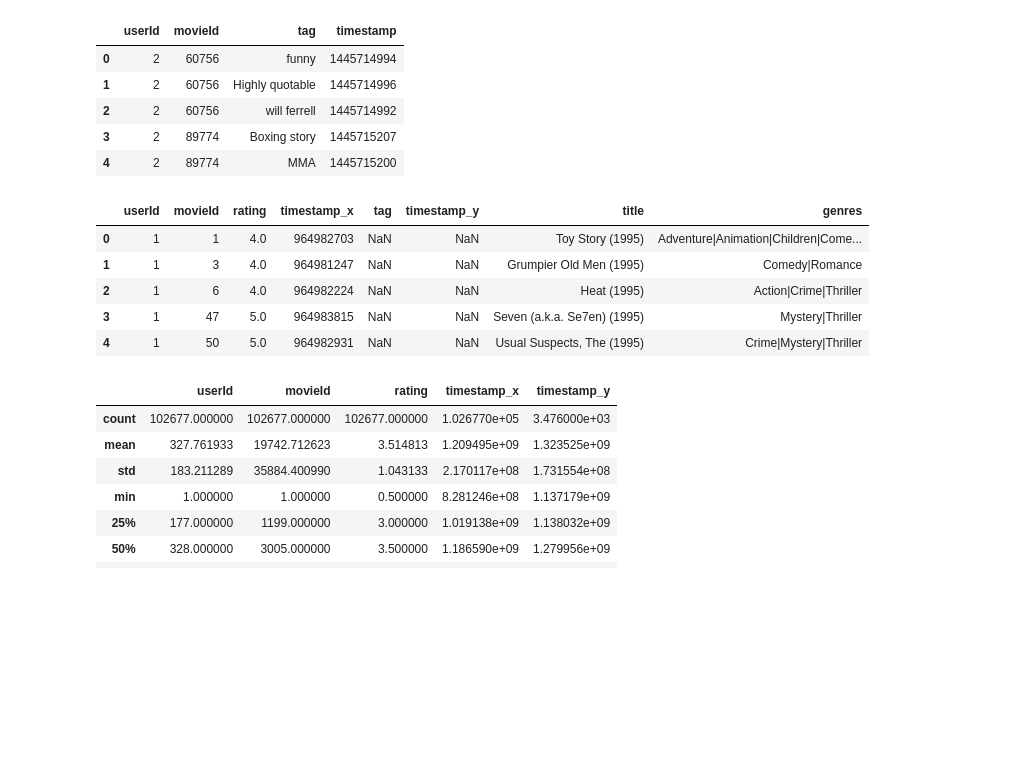
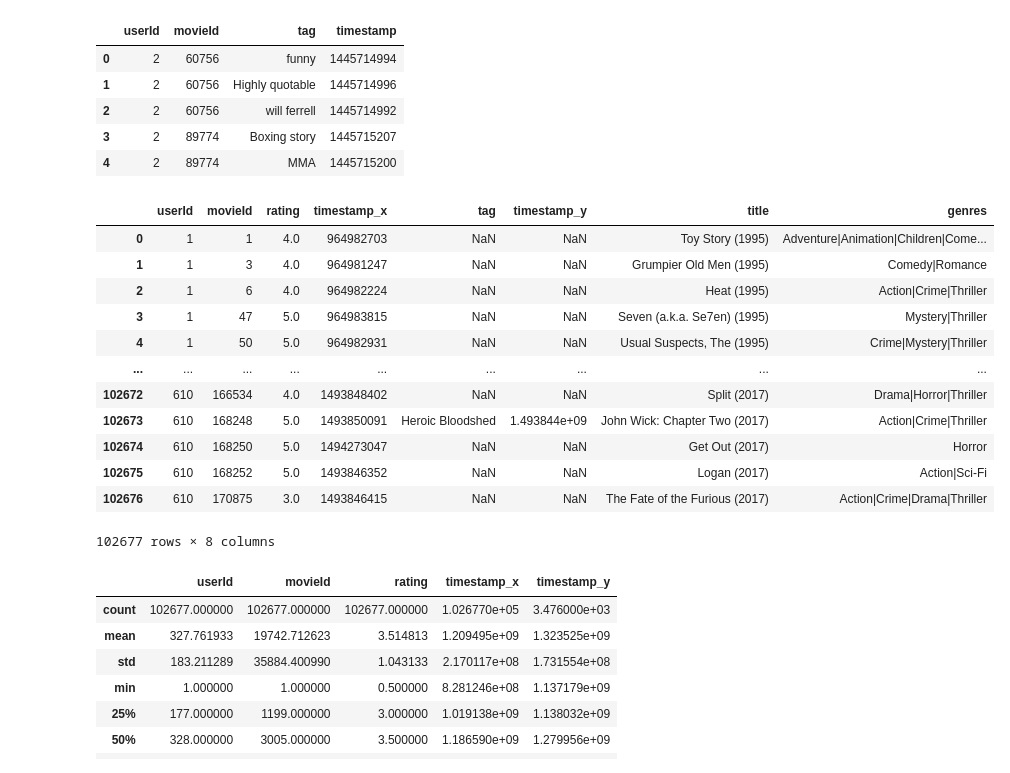
Before and after one commit to ffflora/Recommendation_System_based_on_RCC, a Jupyter notebook: Project.ipynb, the cells around one changed output. Saved outputs shown, nothing was run; the diff lists cells and outputs as text; code cells hidden in the pictures; blank space fills up the shorter version.

```diff
--- a/Project.ipynb
+++ b/Project.ipynb
@@ -1,7 +1,11 @@
 # %%
 import pandas as pd
 import numpy as np
+import matplotlib.pyplot as plt
+from sklearn.feature_extraction.text import TfidfVectorizer
+import rcc
 # Enable inline plotting
+pd.options.display.max_rows=10
 %matplotlib inline
 # %%
 #read files from MovieLens dataset
@@ -47,15 +63,22 @@ tags.head()
 # %%
 # Merge files by same movie ID and user ID
 merge1 = pd.merge(ratings,tags, on=['userId','movieId'],how ='left')
 merged = pd.merge(merge1,movies,on=['movieId'],how='left')
-merged.head()
+merged
 # %% [output]
 |  | userId | movieId | rating | timestamp_x | tag | timestamp_y | title | genres |
 | 0 | 1 | 1 | 4.0 | 964982703 | NaN | NaN | Toy Story (1995) | Adventure|Animation|Children|Come... |
 | 1 | 1 | 3 | 4.0 | 964981247 | NaN | NaN | Grumpier Old Men (1995) | Comedy|Romance |
 | 2 | 1 | 6 | 4.0 | 964982224 | NaN | NaN | Heat (1995) | Action|Crime|Thriller |
 | 3 | 1 | 47 | 5.0 | 964983815 | NaN | NaN | Seven (a.k.a. Se7en) (1995) | Mystery|Thriller |
 | 4 | 1 | 50 | 5.0 | 964982931 | NaN | NaN | Usual Suspects, The (1995) | Crime|Mystery|Thriller |
+| ... | ... | ... | ... | ... | ... | ... | ... | ... |
+| 102672 | 610 | 166534 | 4.0 | 1493848402 | NaN | NaN | Split (2017) | Drama|Horror|Thriller |
+| 102673 | 610 | 168248 | 5.0 | 1493850091 | Heroic Bloodshed | 1.493844e+09 | John Wick: Chapter Two (2017) | Action|Crime|Thriller |
+| 102674 | 610 | 168250 | 5.0 | 1494273047 | NaN | NaN | Get Out (2017) | Horror |
+| 102675 | 610 | 168252 | 5.0 | 1493846352 | NaN | NaN | Logan (2017) | Action|Sci-Fi |
+| 102676 | 610 | 170875 | 3.0 | 1493846415 | NaN | NaN | The Fate of the Furious (2017) | Action|Crime|Drama|Thriller |
+102677 rows × 8 columns
 # %%
 # EDA
 merged.describe()
```
Also changed, not shown: parts of 38 cells of this notebook, 2 other files.
